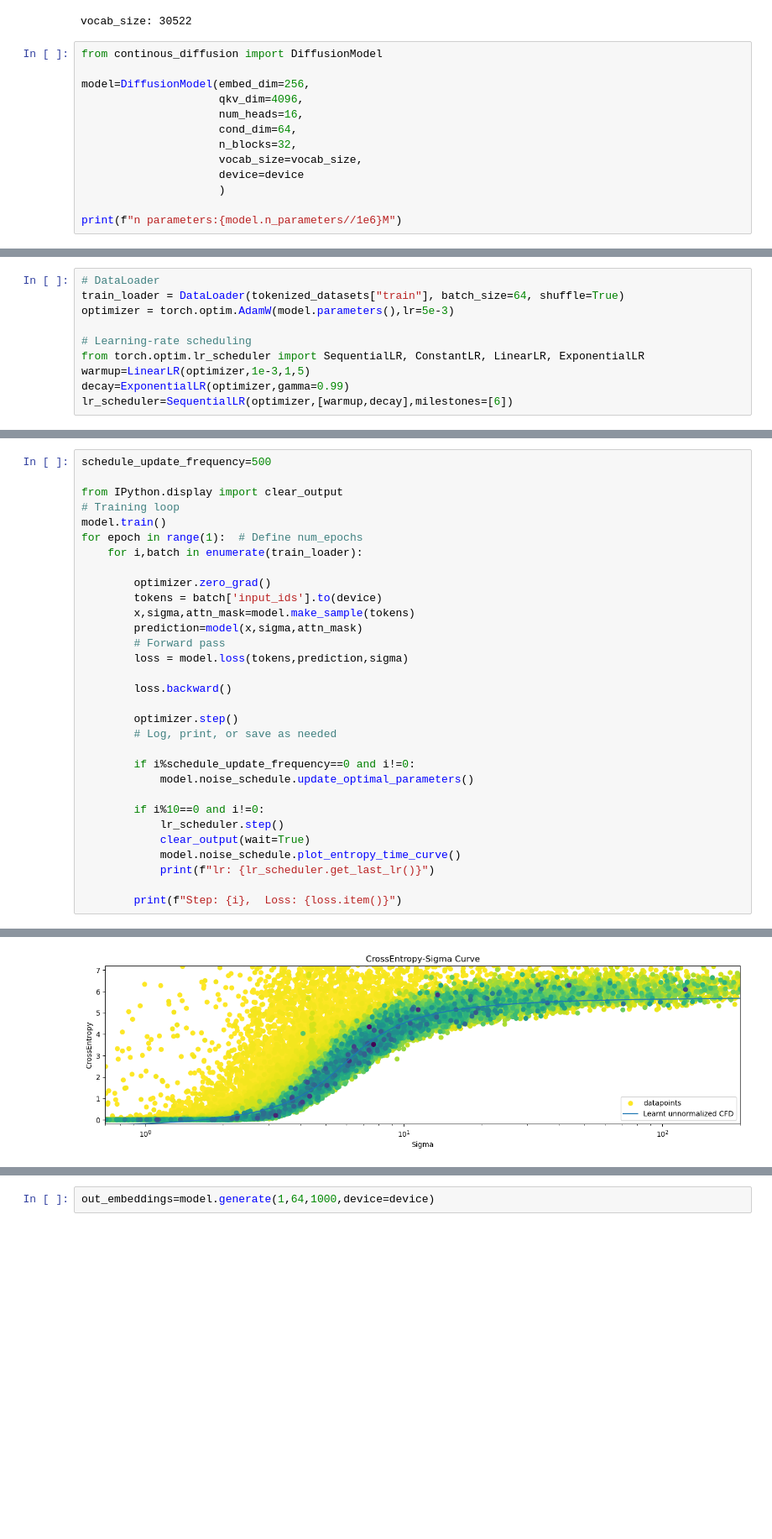
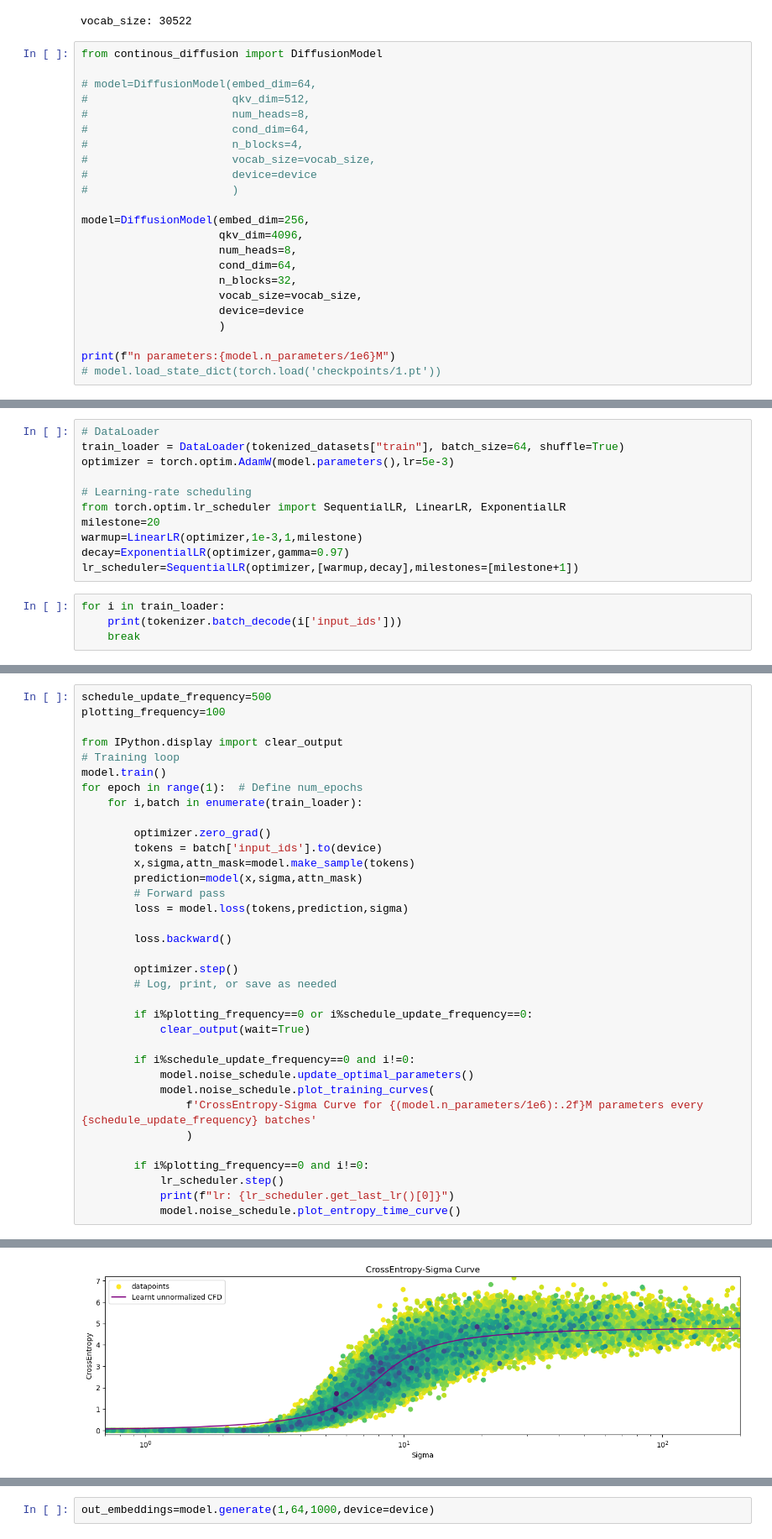
Before and after one commit to markov-bio/cdcd, a Jupyter notebook: training.ipynb, the cells around one changed output, grey strips where cells are left out. Shown at 84% size. Cells and saved outputs as stored; diff of their text form; blank space fills up the shorter version.

Commit message:
removed un_embedder normalization and other minor stuff

```diff
--- a/training.ipynb
+++ b/training.ipynb
@@ -25,14 +25,24 @@ vocab_size: 30522
 # %%
 from continous_diffusion import DiffusionModel
 
+# model=DiffusionModel(embed_dim=64,
+#                      qkv_dim=512,
+#                      num_heads=8,
+#                      cond_dim=64,
+#                      n_blocks=4,
+#                      vocab_size=vocab_size,
+#                      device=device
+#                      )
+
 model=DiffusionModel(embed_dim=256,
                      qkv_dim=4096,
-                     num_heads=16,
+                     num_heads=8,
                      cond_dim=64,
                      n_blocks=32,
                      vocab_size=vocab_size,
                      device=device
                      )
 
-print(f"n parameters:{model.n_parameters//1e6}M")
+print(f"n parameters:{model.n_parameters/1e6}M")
+# model.load_state_dict(torch.load('checkpoints/1.pt'))
 # %% [output]
@@ -43,7 +53,12 @@ train_loader = DataLoader(tokenized_datasets["train"], batch_size=64, shuffle=Tr
 optimizer = torch.optim.AdamW(model.parameters(),lr=5e-3)
 
 # Learning-rate scheduling
-from torch.optim.lr_scheduler import SequentialLR, ConstantLR, LinearLR, ExponentialLR
-warmup=LinearLR(optimizer,1e-3,1,5)
-decay=ExponentialLR(optimizer,gamma=0.99)
-lr_scheduler=SequentialLR(optimizer,[warmup,decay],milestones=[6])
+from torch.optim.lr_scheduler import SequentialLR, LinearLR, ExponentialLR
+milestone=20
+warmup=LinearLR(optimizer,1e-3,1,milestone)
+decay=ExponentialLR(optimizer,gamma=0.97)
+lr_scheduler=SequentialLR(optimizer,[warmup,decay],milestones=[milestone+1])
+# %%
+for i in train_loader:
+    print(tokenizer.batch_decode(i['input_ids']))
+    break
@@ -50,5 +67,6 @@ lr_scheduler=SequentialLR(optimizer,[warmup,decay],milestones=[6])
 # %%
 schedule_update_frequency=500
+plotting_frequency=100
 
 from IPython.display import clear_output
 # Training loop
@@ -68,14 +86,17 @@ for epoch in range(1):  # Define num_epochs
         optimizer.step()
         # Log, print, or save as needed
 
+        if i%plotting_frequency==0 or i%schedule_update_frequency==0:
+            clear_output(wait=True)
+
         if i%schedule_update_frequency==0 and i!=0:
             model.noise_schedule.update_optimal_parameters()
+            model.noise_schedule.plot_training_curves(
+                f'CrossEntropy-Sigma Curve for {(model.n_parameters/1e6):.2f}M parameters every {schedule_update_frequency} batches'
+                )
 
-        if i%10==0 and i!=0:
+        if i%plotting_frequency==0 and i!=0:
             lr_scheduler.step()
-            clear_output(wait=True)
+            print(f"lr: {lr_scheduler.get_last_lr()[0]}")
             model.noise_schedule.plot_entropy_time_curve()
-            print(f"lr: {lr_scheduler.get_last_lr()}")
-
-        print(f"Step: {i},  Loss: {loss.item()}")
 # %% [output]
@@ -82 +104 @@ for epoch in range(1):  # Define num_epochs
-[figure, old version]
+[figure, new version]
```
Also changed, not shown: parts of 7 cells of this notebook, 7 other files.
